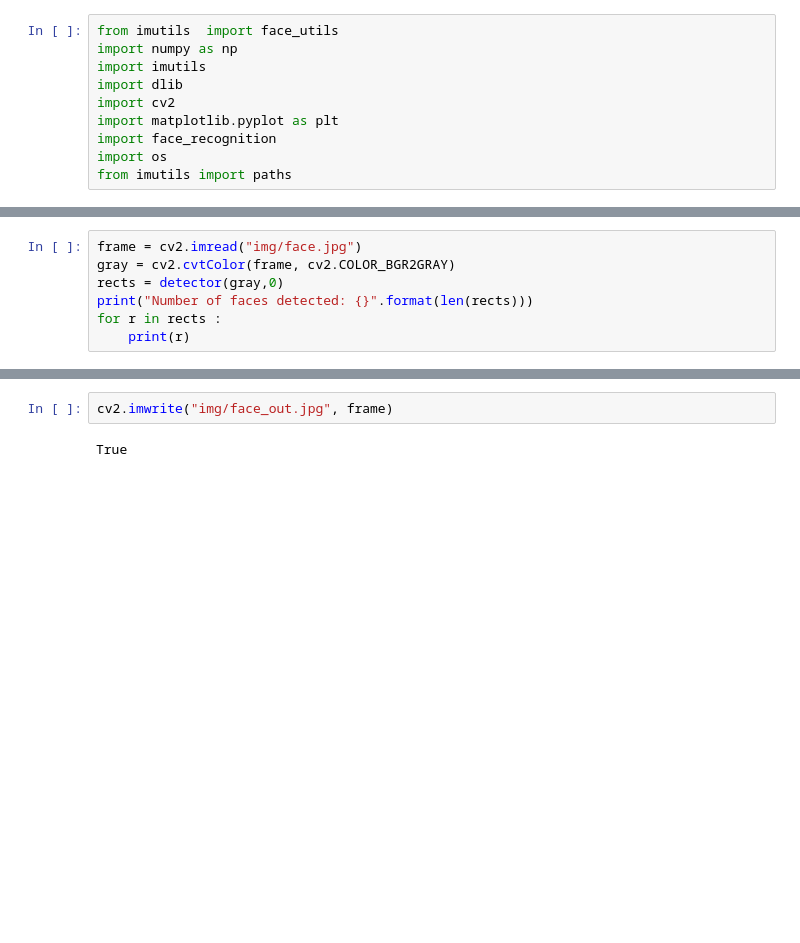
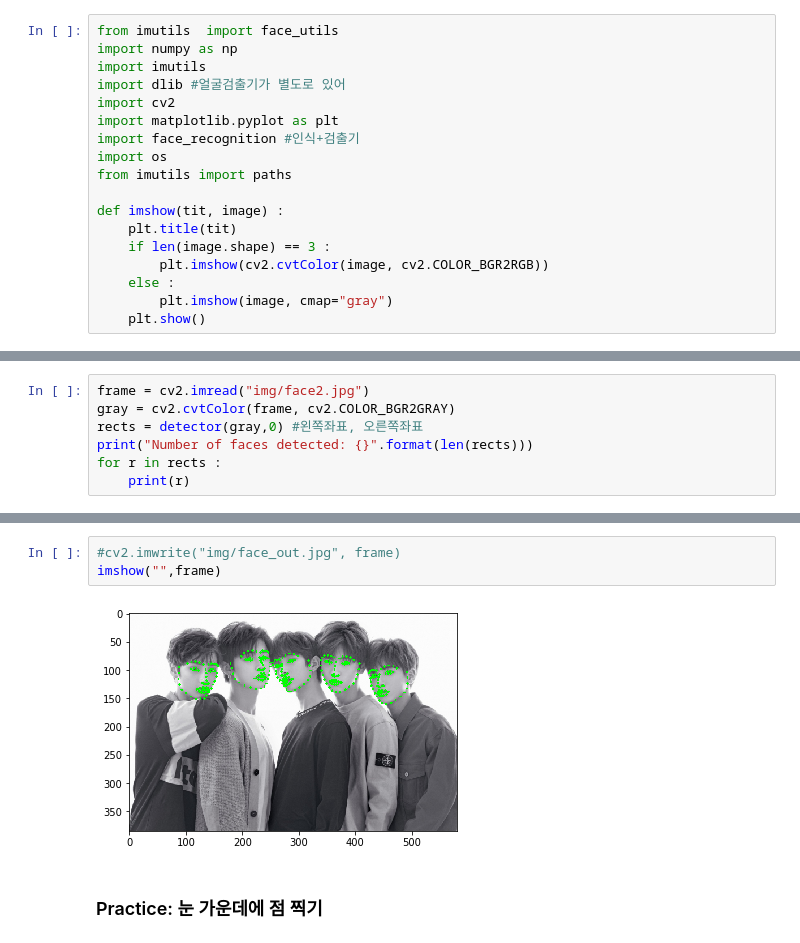
Before and after one commit to dy5299/TIL, a Jupyter notebook: 202001/200130_day16_faceanalysis.ipynb, the cells around one changed output, grey strips where cells are left out. Drawn from its saved outputs; the diff is of its cells as text; blank space fills up the shorter version.

Commit message:
face analysis

```diff
--- a/202001/200130_day16_faceanalysis.ipynb
+++ b/202001/200130_day16_faceanalysis.ipynb
@@ -2,9 +2,17 @@
 from imutils  import face_utils
 import numpy as np
 import imutils
-import dlib
+import dlib #얼굴검출기가 별도로 있어
 import cv2
 import matplotlib.pyplot as plt
-import face_recognition
+import face_recognition #인식+검출기
 import os
 from imutils import paths
+
+def imshow(tit, image) :
+    plt.title(tit)
+    if len(image.shape) == 3 :
+        plt.imshow(cv2.cvtColor(image, cv2.COLOR_BGR2RGB))
+    else :
+        plt.imshow(image, cmap="gray")
+    plt.show()
@@ -14,7 +26,7 @@ detector = dlib.get_frontal_face_detector()
 # %%
-frame = cv2.imread("img/face.jpg")
+frame = cv2.imread("img/face2.jpg")
 gray = cv2.cvtColor(frame, cv2.COLOR_BGR2GRAY)
-rects = detector(gray,0)
+rects = detector(gray,0) #왼쪽좌표, 오른쪽좌표
 print("Number of faces detected: {}".format(len(rects)))
 for r in rects :
     print(r)
@@ -45,4 +81,7 @@ Detection 5: Left: 725 Top: 333 Right: 797 Bottom 405
 # %%
-cv2.imwrite("img/face_out.jpg", frame)
+#cv2.imwrite("img/face_out.jpg", frame)
+imshow("",frame)
 # %% [output]
-True
+[figure, added]
+# %% [markdown]
+### Practice: 눈 가운데에 점 찍기
```
Also changed, not shown: parts of 27 cells of this notebook, 43 other files.
